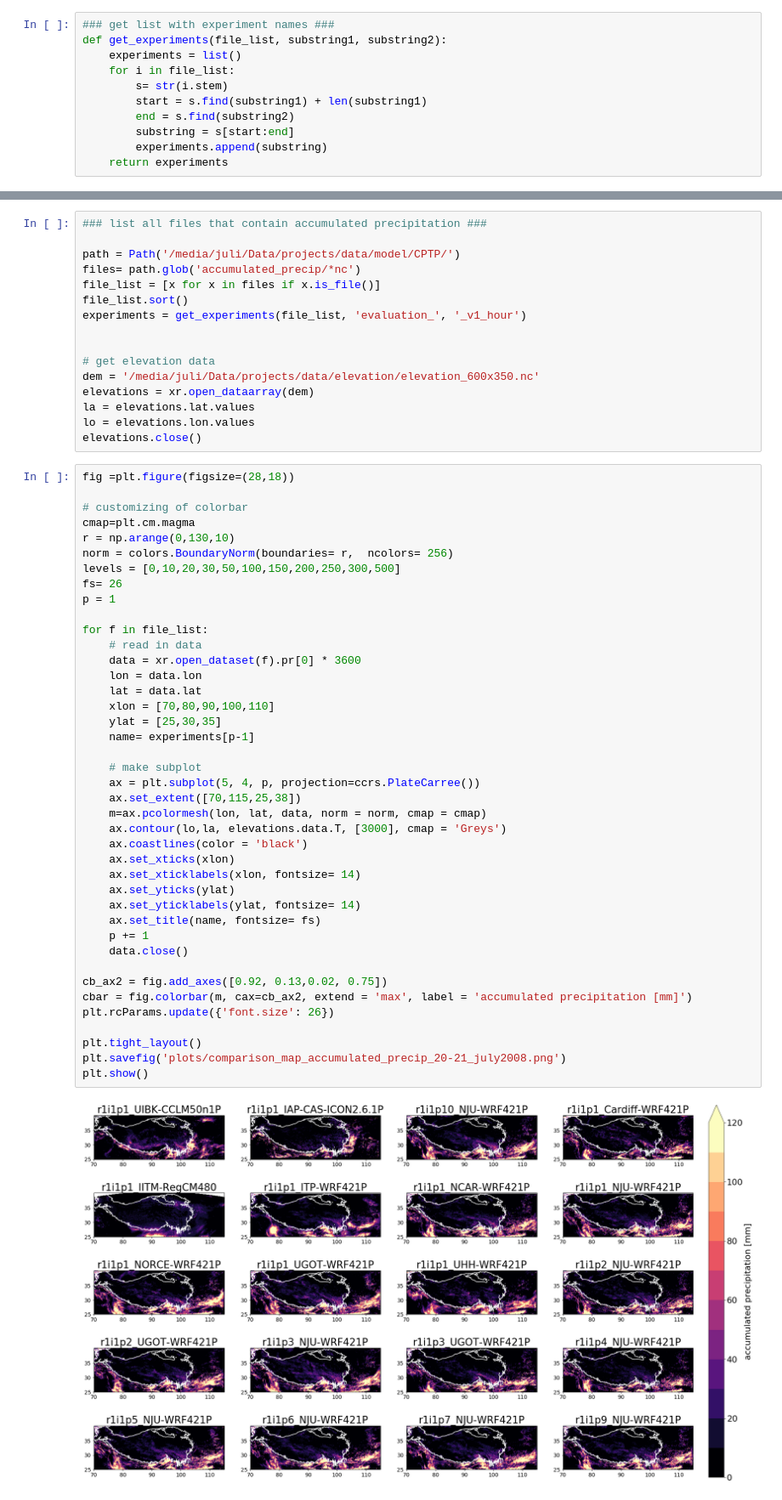
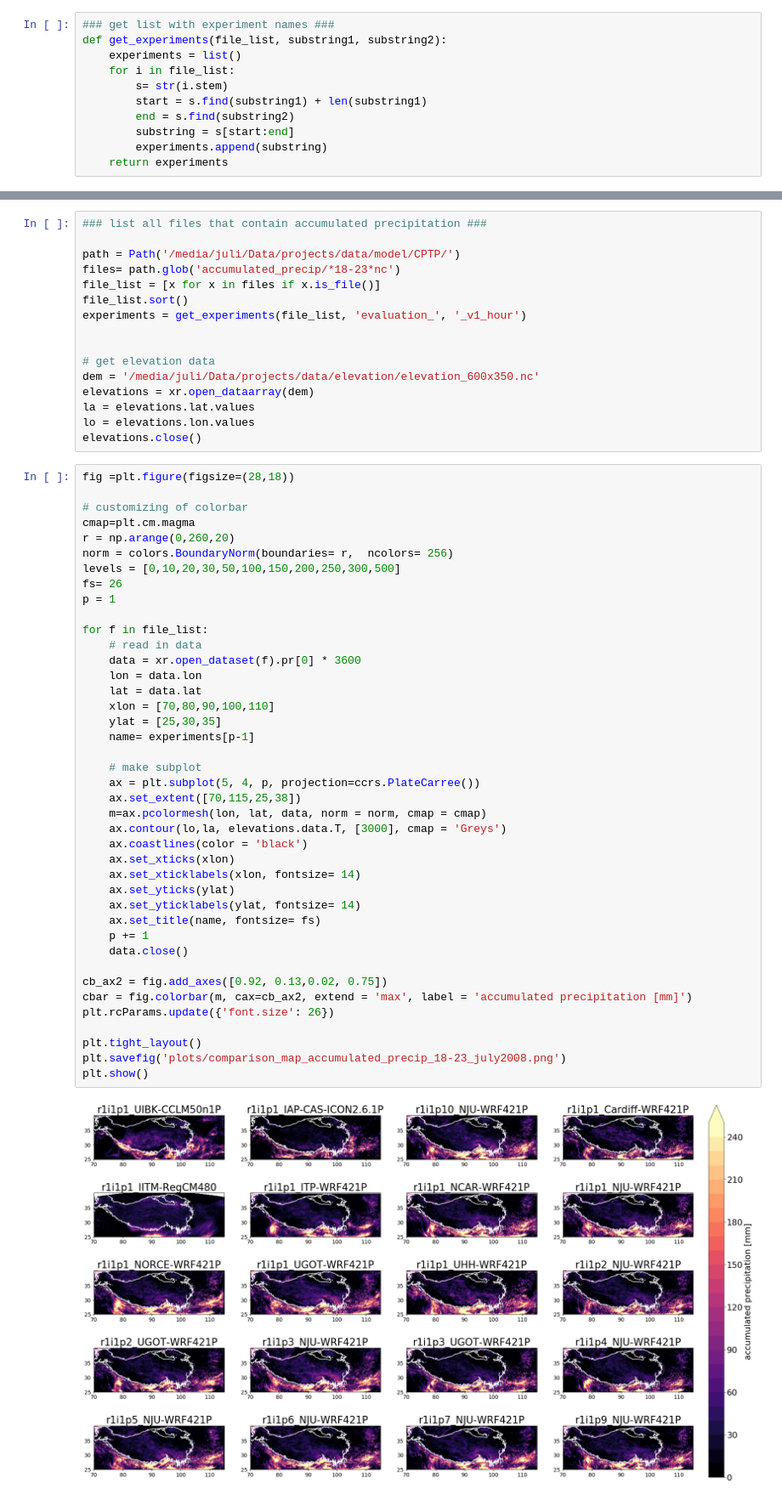
Before and after one commit to JuliaKukulies/cptp, a Jupyter notebook: mcs_case_2008_overview.ipynb, the cells around one changed output, grey strips where cells are left out. Shown at 85% size. Saved outputs shown, nothing was run; the diff lists cells and outputs as text.

```diff
--- a/mcs_case_2008_overview.ipynb
+++ b/mcs_case_2008_overview.ipynb
@@ -54,7 +62,7 @@ def make_plot(x, y, data, title):
 ### list all files that contain accumulated precipitation ###
 
 path = Path('/media/juli/Data/projects/data/model/CPTP/')
-files= path.glob('accumulated_precip/*nc')
+files= path.glob('accumulated_precip/*18-23*nc')
 file_list = [x for x in files if x.is_file()]
 file_list.sort()
 experiments = get_experiments(file_list, 'evaluation_', '_v1_hour')
@@ -71,7 +79,7 @@ fig =plt.figure(figsize=(28,18))
 
 # customizing of colorbar
 cmap=plt.cm.magma
-r = np.arange(0,130,10)
+r = np.arange(0,260,20)
 norm = colors.BoundaryNorm(boundaries= r,  ncolors= 256)
 levels = [0,10,20,30,50,100,150,200,250,300,500]
 fs= 26
@@ -80,34 +88,34 @@ p = 1
 for f in file_list:
     # read in data
     data = xr.open_dataset(f).pr[0] * 3600
     lon = data.lon
     lat = data.lat
     xlon = [70,80,90,100,110]
     ylat = [25,30,35]
     name= experiments[p-1]
 
     # make subplot
     ax = plt.subplot(5, 4, p, projection=ccrs.PlateCarree())
     ax.set_extent([70,115,25,38])
     m=ax.pcolormesh(lon, lat, data, norm = norm, cmap = cmap)
     ax.contour(lo,la, elevations.data.T, [3000], cmap = 'Greys')
     ax.coastlines(color = 'black')
     ax.set_xticks(xlon)
     ax.set_xticklabels(xlon, fontsize= 14)
     ax.set_yticks(ylat)
     ax.set_yticklabels(ylat, fontsize= 14)
     ax.set_title(name, fontsize= fs)
     p += 1
     data.close()
 
 cb_ax2 = fig.add_axes([0.92, 0.13,0.02, 0.75])
 cbar = fig.colorbar(m, cax=cb_ax2, extend = 'max', label = 'accumulated precipitation [mm]')
 plt.rcParams.update({'font.size': 26})
 
 plt.tight_layout()
-plt.savefig('plots/comparison_map_accumulated_precip_20-21_july2008.png')
+plt.savefig('plots/comparison_map_accumulated_precip_18-23_july2008.png')
 plt.show()
 # %% [output]
-[figure, old version]
+[figure, new version]
 # %%
 ## comparison to GPM
```
Also changed, not shown: parts of 12 cells of this notebook.
